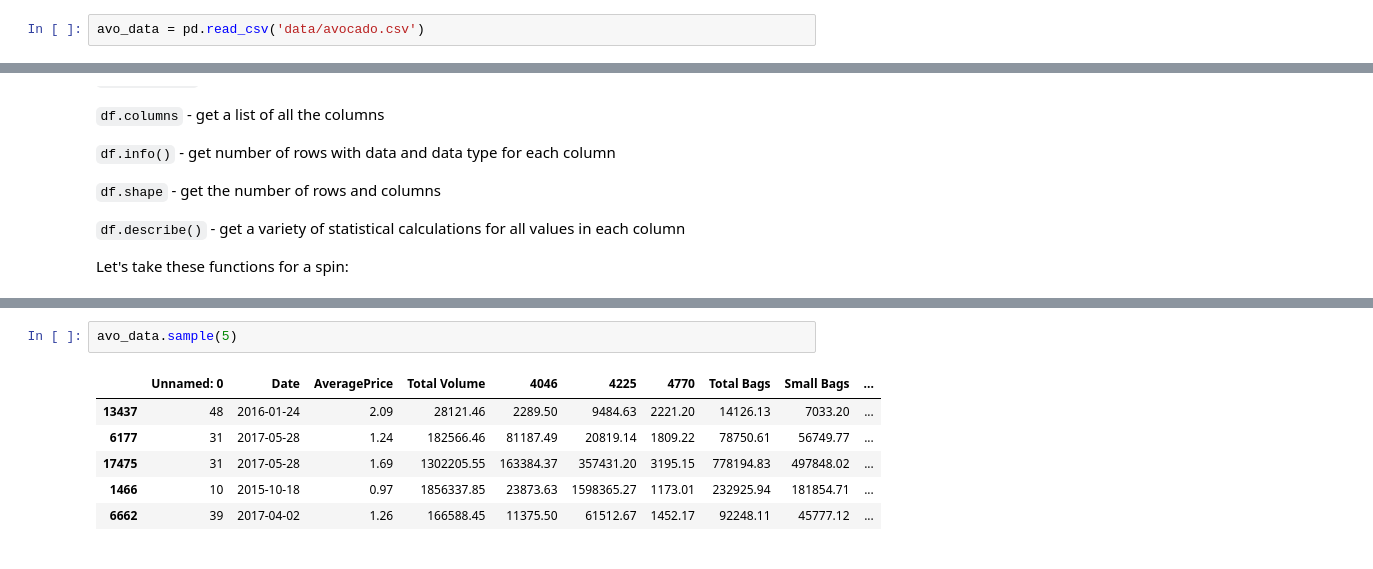
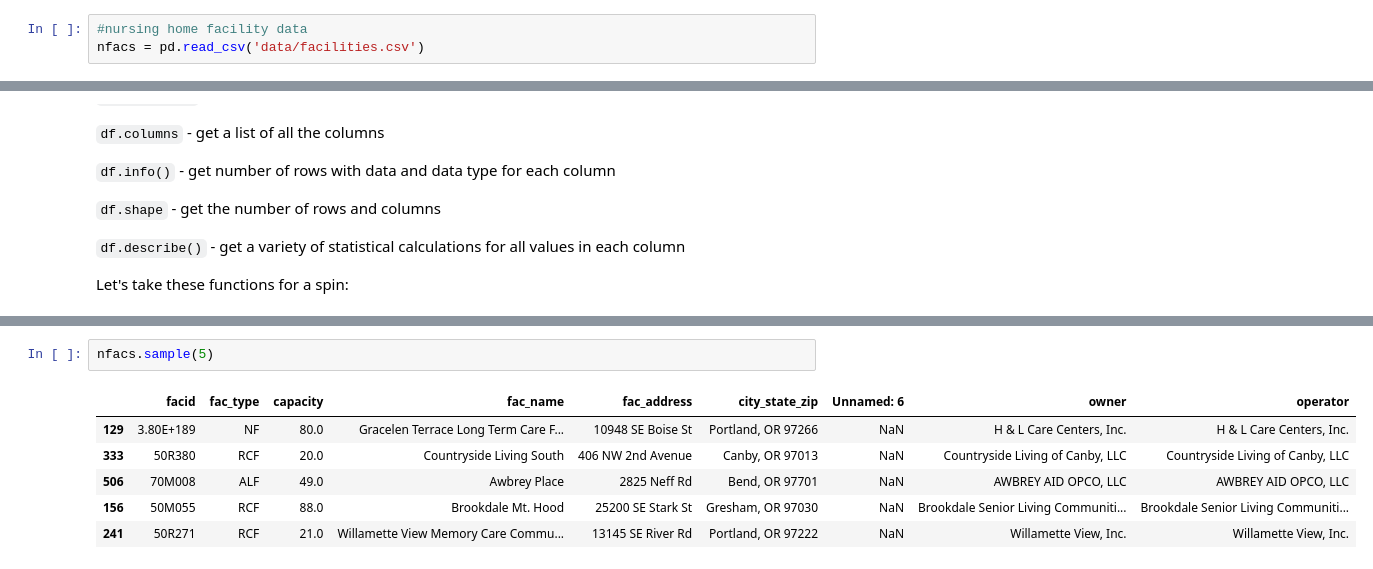
Before and after one commit to wcraft/nicar-2019, a Jupyter notebook: pandas.ipynb, the cells around one changed output, grey strips where cells are left out. Saved outputs shown, nothing was run; the diff lists cells and outputs as text.

```diff
--- a/pandas.ipynb
+++ b/pandas.ipynb
@@ -65,5 +65,6 @@ The data we used above `data/avocado-short.csv` is a 40 row slice of the full `d
 # %%
-avo_data = pd.read_csv('data/avocado.csv')
+#nursing home facility data
+nfacs = pd.read_csv('data/facilities.csv')
 # %% [markdown]
 ### Interview Functions
 
@@ -103,10 +104,10 @@ avo_data.tail()
 # %%
-avo_data.sample(5)
+nfacs.sample(5)
 # %% [output]
-|  | Unnamed: 0 | Date | AveragePrice | Total Volume | 4046 | 4225 | 4770 | Total Bags | Small Bags | ... |
-| 13437 | 48 | 2016-01-24 | 2.09 | 28121.46 | 2289.50 | 9484.63 | 2221.20 | 14126.13 | 7033.20 | ... |
-| 6177 | 31 | 2017-05-28 | 1.24 | 182566.46 | 81187.49 | 20819.14 | 1809.22 | 78750.61 | 56749.77 | ... |
-| 17475 | 31 | 2017-05-28 | 1.69 | 1302205.55 | 163384.37 | 357431.20 | 3195.15 | 778194.83 | 497848.02 | ... |
-| 1466 | 10 | 2015-10-18 | 0.97 | 1856337.85 | 23873.63 | 1598365.27 | 1173.01 | 232925.94 | 181854.71 | ... |
-| 6662 | 39 | 2017-04-02 | 1.26 | 166588.45 | 11375.50 | 61512.67 | 1452.17 | 92248.11 | 45777.12 | ... |
+|  | facid | fac_type | capacity | fac_name | fac_address | city_state_zip | Unnamed: 6 | owner | operator |
+| 129 | 3.80E+189 | NF | 80.0 | Gracelen Terrace Long Term Care F... | 10948 SE Boise St | Portland, OR 97266 | NaN | H & L Care Centers, Inc. | H & L Care Centers, Inc. |
+| 333 | 50R380 | RCF | 20.0 | Countryside Living South | 406 NW 2nd Avenue | Canby, OR 97013 | NaN | Countryside Living of Canby, LLC | Countryside Living of Canby, LLC |
+| 506 | 70M008 | ALF | 49.0 | Awbrey Place | 2825 Neff Rd | Bend, OR 97701 | NaN | AWBREY AID OPCO, LLC | AWBREY AID OPCO, LLC |
+| 156 | 50M055 | RCF | 88.0 | Brookdale Mt. Hood | 25200 SE Stark St | Gresham, OR 97030 | NaN | Brookdale Senior Living Communiti... | Brookdale Senior Living Communiti... |
+| 241 | 50R271 | RCF | 21.0 | Willamette View Memory Care Commu... | 13145 SE River Rd | Portland, OR 97222 | NaN | Willamette View, Inc. | Willamette View, Inc. |
 # %%
```
Also changed, not shown: parts of 25 cells of this notebook, 2 other files.
